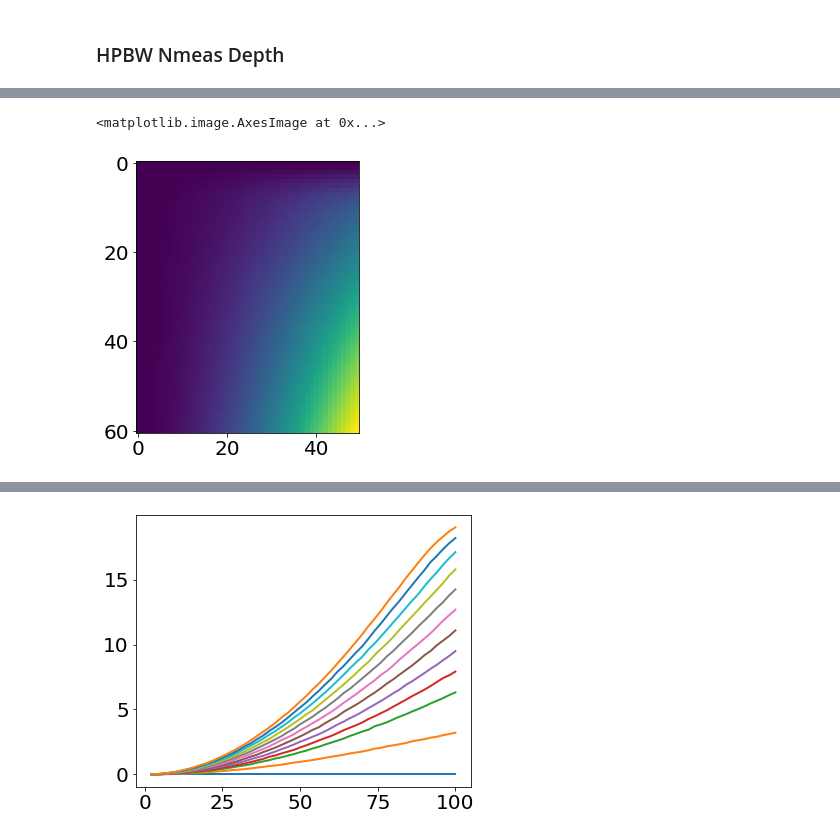
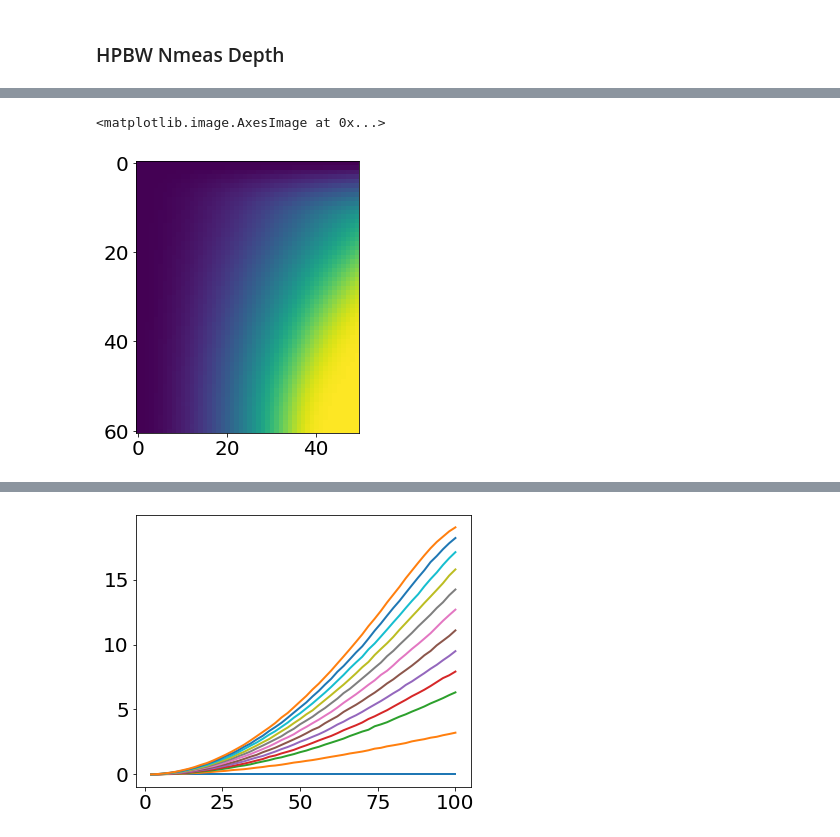
Before and after one commit to zsxqblz/nmeas_MIE_clifford, a Jupyter notebook: visualization.ipynb, the cells around one changed output, grey strips where cells are left out. Saved outputs shown, nothing was run; the diff lists cells and outputs as text; code cells hidden in the pictures.

```diff
--- a/visualization.ipynb
+++ b/visualization.ipynb
@@ -499,0 +507,10 @@ plt.imshow(cmi_ave_l)
+# %%
+# plt.plot(cmi_ave_l[:, 0])
+
+for i in range(35,49):
+    plt.plot(depth_l,cmi_ave_l[:,i])
+plt.rcParams["figure.figsize"] = (6,5)
+plt.xlim([0,60])
+plt.xlabel("circuit depth")
+plt.ylabel("MIE")
+plt.tight_layout()
@@ -582,3 +646,18 @@ for i in range(0,60,4):
     plt.plot(n_meas_l[0:-1],np.diff(cmi_ave_l,axis=1)[i,:])
 # %% [output]
 [figure]
+# %%
+file_name = "data/230305/230305_nd8_pp.npz"
+
+raw = np.load(file_name)
+n_meas_l  = raw['n_meas_l']
+depth_l  = raw['depth_l']
+cmi_ave_l = raw['cmi_ave_l']
+cmi_std_l = raw['cmi_std_l']
+
+plt.rcParams["figure.figsize"] = (6,5)
+plt.imshow(cmi_ave_l,extent=[n_meas_l[0],n_meas_l[-1],depth_l[-1],depth_l[0]],aspect='auto')
+# plt.xlim([50,100])
+plt.xlabel("# measurements")
+plt.ylabel("circuit depth")
+plt.tight_layout()
@@ -585,2 +686,18 @@ for i in range(0,60,4):
 # %% [markdown]
 ### HPBW Nmeas Depth
+# %%
+file_name = "data/230226/230226_nd3_pp.npz"
+
+raw = np.load(file_name)
+n_meas_l  = raw['n_meas_l']
+depth_l  = raw['depth_l']
+cmi_ave_l = raw['cmi_ave_l']
+cmi_std_l = raw['cmi_std_l']
+
+plt.rcParams["figure.figsize"] = (6,5)
+plt.imshow(cmi_ave_l,extent=[n_meas_l[0],n_meas_l[-1],depth_l[-1],depth_l[0]],aspect='auto')
+plt.imshow(np.diff(cmi_ave_l,axis=0),extent=[n_meas_l[0],n_meas_l[-1],depth_l[-1],depth_l[0]],aspect='auto')
+# plt.xlim([50,100])
+plt.xlabel("# measurements")
+plt.ylabel("circuit depth")
+plt.tight_layout()
@@ -587,13 +726,13 @@ for i in range(0,60,4):
 # %%
-file_name = "data/230226/230226_nd3_pp.npz"
+file_name = "data/230301/230301_nd3_pp.npz"
 
 raw = np.load(file_name)
 n_meas_l  = raw['n_meas_l']
 depth_l  = raw['depth_l']
 cmi_ave_l = raw['cmi_ave_l']
 cmi_std_l = raw['cmi_std_l']
 
 plt.imshow(cmi_ave_l)
 # %% [output]
 <matplotlib.image.AxesImage at 0x...>
-[figure, old version]
+[figure, new version]
```
Also changed, not shown: parts of 27 cells of this notebook, 1 other file.
